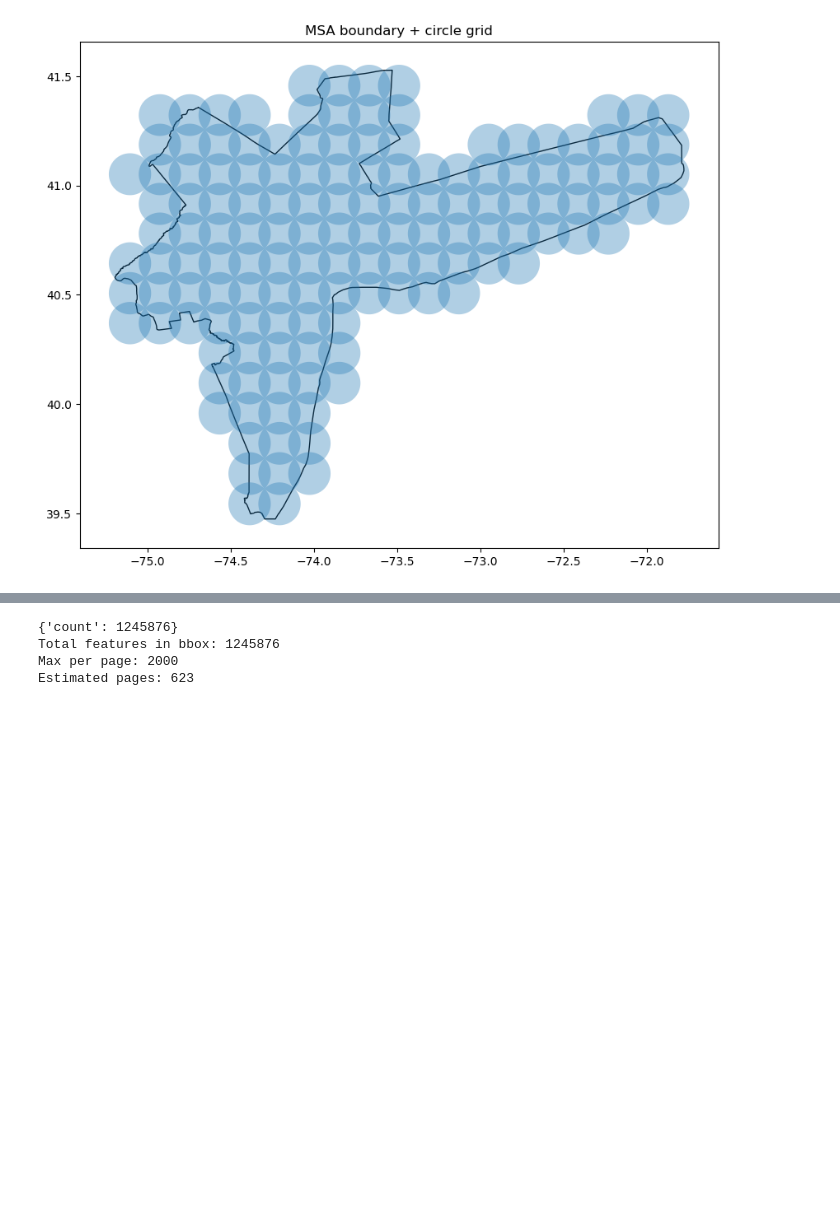
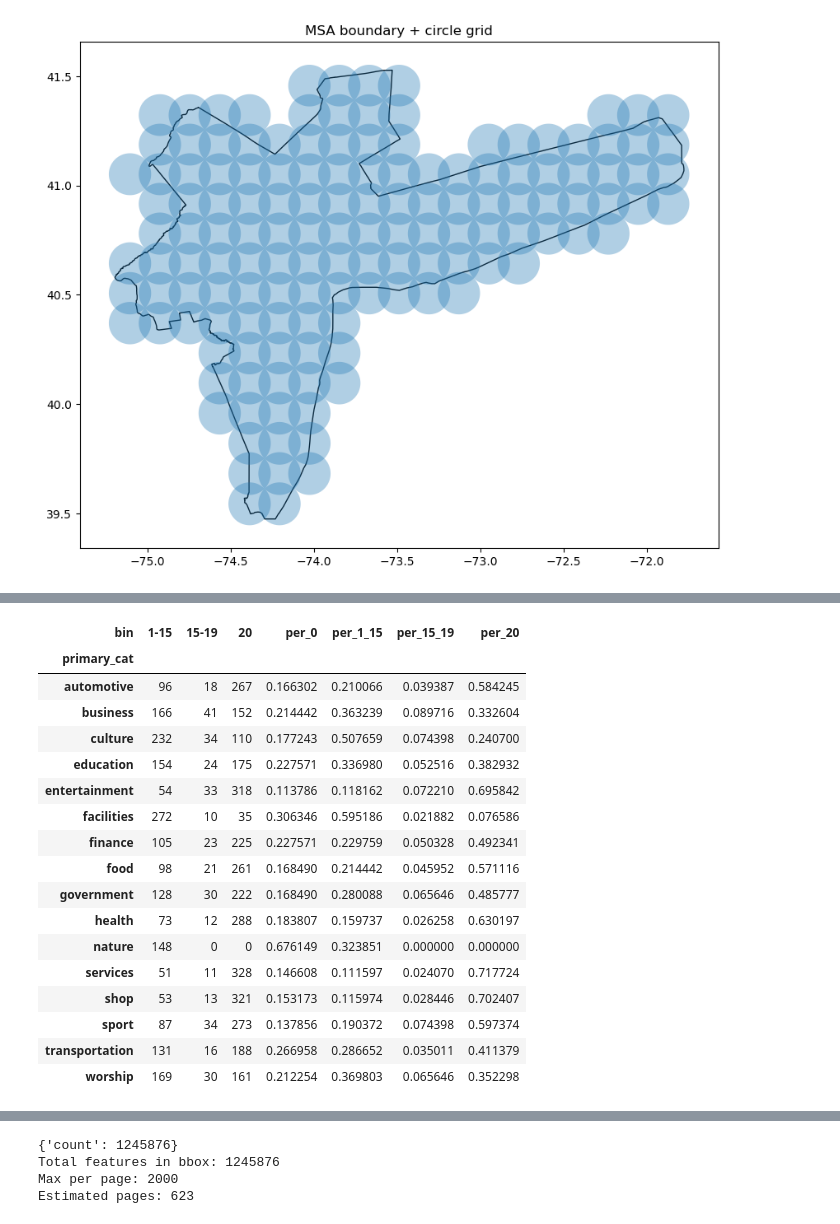
Before and after one commit to HOUPU1993/POI-study, a Jupyter notebook: POI_study.ipynb, the cells around one changed output, grey strips where cells are left out. Saved outputs shown, nothing was run; the diff lists cells and outputs as text; code cells hidden in the pictures; blank space fills up the shorter version.

```diff
--- a/POI_study.ipynb
+++ b/POI_study.ipynb
@@ -2959,0 +4254,40 @@ plt.show()
+# %%
+def classify_circle(n):
+    if n == 20:
+        return "20"
+    elif n < 15:
+        return "1-15"
+    else:
+        return "15-19"
+
+cat_circle_counts["bin"] = cat_circle_counts["n"].apply(classify_circle)
+summary = (
+    cat_circle_counts
+    .groupby(["primary_cat", "bin"])
+    .size()
+    .unstack(fill_value=0)
+)
+summary['per_0'] = (len(circles)-(summary['1-15'] + summary['15-19'] + summary['20'])) / (len(circles))
+summary['per_1_15'] = summary['1-15'] / (len(circles))
+summary['per_15_19'] = summary['15-19'] / (len(circles))
+summary['per_20'] = summary['20'] / (len(circles))
+summary
+# %% [output]
+| bin | 1-15 | 15-19 | 20 | per_0 | per_1_15 | per_15_19 | per_20 |
+| primary_cat |  |  |  |  |  |  |  |
+| automotive | 96 | 18 | 267 | 0.166302 | 0.210066 | 0.039387 | 0.584245 |
+| business | 166 | 41 | 152 | 0.214442 | 0.363239 | 0.089716 | 0.332604 |
+| culture | 232 | 34 | 110 | 0.177243 | 0.507659 | 0.074398 | 0.240700 |
+| education | 154 | 24 | 175 | 0.227571 | 0.336980 | 0.052516 | 0.382932 |
+| entertainment | 54 | 33 | 318 | 0.113786 | 0.118162 | 0.072210 | 0.695842 |
+| facilities | 272 | 10 | 35 | 0.306346 | 0.595186 | 0.021882 | 0.076586 |
+| finance | 105 | 23 | 225 | 0.227571 | 0.229759 | 0.050328 | 0.492341 |
+| food | 98 | 21 | 261 | 0.168490 | 0.214442 | 0.045952 | 0.571116 |
+| government | 128 | 30 | 222 | 0.168490 | 0.280088 | 0.065646 | 0.485777 |
+| health | 73 | 12 | 288 | 0.183807 | 0.159737 | 0.026258 | 0.630197 |
+| nature | 148 | 0 | 0 | 0.676149 | 0.323851 | 0.000000 | 0.000000 |
+| services | 51 | 11 | 328 | 0.146608 | 0.111597 | 0.024070 | 0.717724 |
+| shop | 53 | 13 | 321 | 0.153173 | 0.115974 | 0.028446 | 0.702407 |
+| sport | 87 | 34 | 273 | 0.137856 | 0.190372 | 0.074398 | 0.597374 |
+| transportation | 131 | 16 | 188 | 0.266958 | 0.286652 | 0.035011 | 0.411379 |
+| worship | 169 | 30 | 161 | 0.212254 | 0.369803 | 0.065646 | 0.352298 |
```
Also changed, not shown: parts of 44 cells of this notebook.
